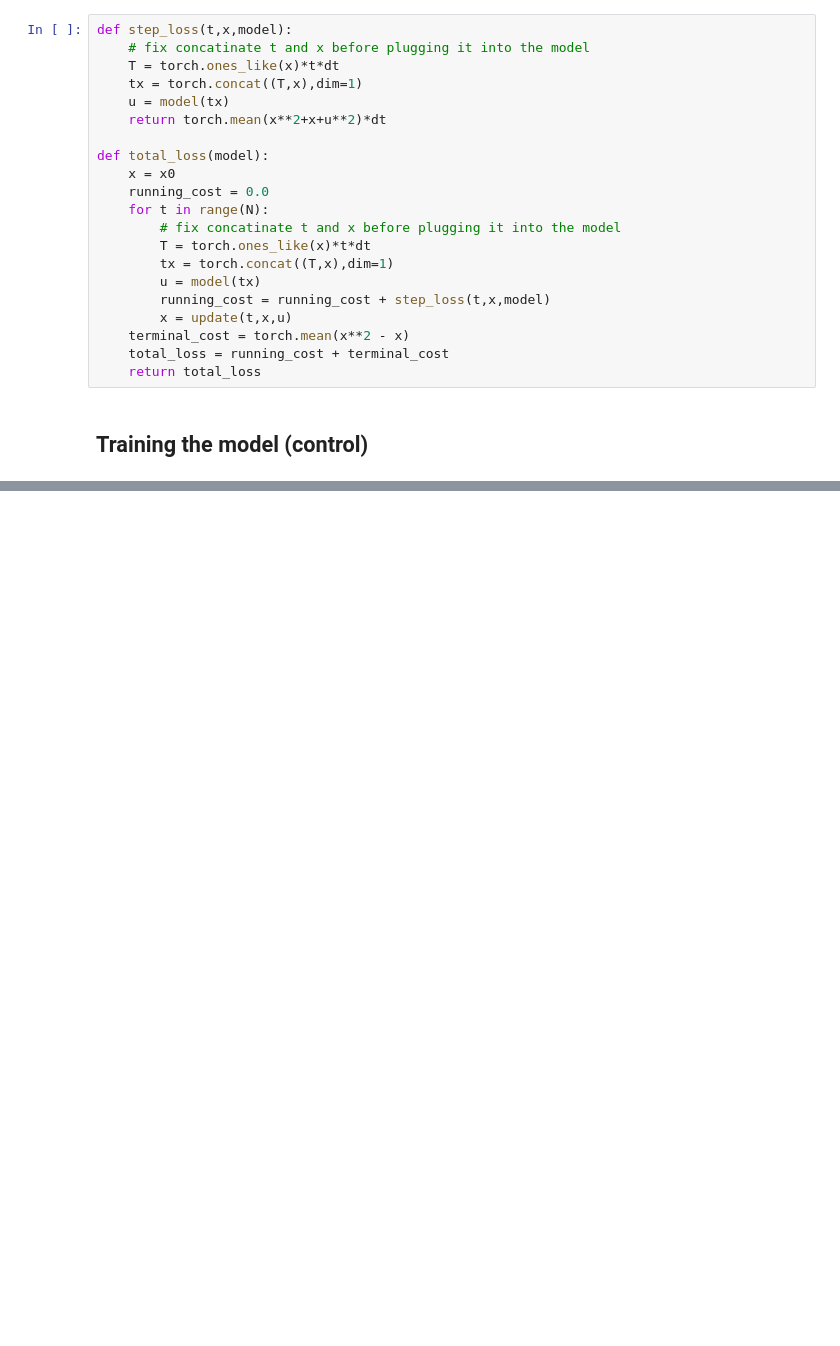
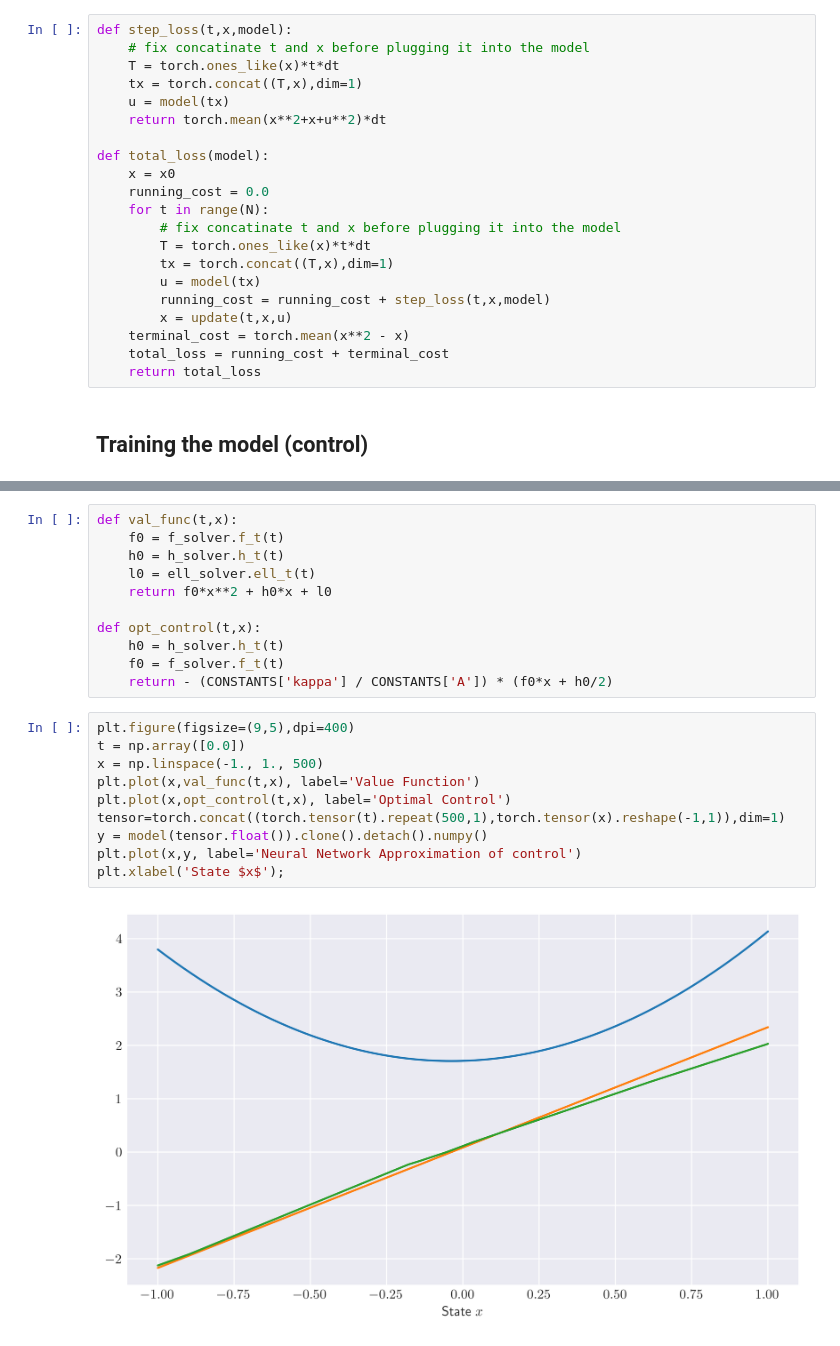
Before and after one commit to arashfahim/Stochastic_Control_FSU, a Jupyter notebook: control_loss.ipynb, the cells around one changed output, grey strips where cells are left out. Saved outputs shown, nothing was run; the diff lists cells and outputs as text; blank space fills up the shorter version.

```diff
--- a/control_loss.ipynb
+++ b/control_loss.ipynb
@@ -777,0 +552,23 @@ ell(0) = 1.7102
+# %%
+def val_func(t,x):
+    f0 = f_solver.f_t(t)
+    h0 = h_solver.h_t(t)
+    l0 = ell_solver.ell_t(t)
+    return f0*x**2 + h0*x + l0
+
+def opt_control(t,x):
+    h0 = h_solver.h_t(t)
+    f0 = f_solver.f_t(t)
+    return - (CONSTANTS['kappa'] / CONSTANTS['A']) * (f0*x + h0/2)
+# %%
+plt.figure(figsize=(9,5),dpi=400)
+t = np.array([0.0])
+x = np.linspace(-1., 1., 500)
+plt.plot(x,val_func(t,x), label='Value Function')
+plt.plot(x,opt_control(t,x), label='Optimal Control')
+tensor=torch.concat((torch.tensor(t).repeat(500,1),torch.tensor(x).reshape(-1,1)),dim=1)
+y = model(tensor.float()).clone().detach().numpy()
+plt.plot(x,y, label='Neural Network Approximation of control')
+plt.xlabel('State $x$');
+# %% [output]
+[figure, added]
```
Also changed, not shown: parts of 8 cells of this notebook.
